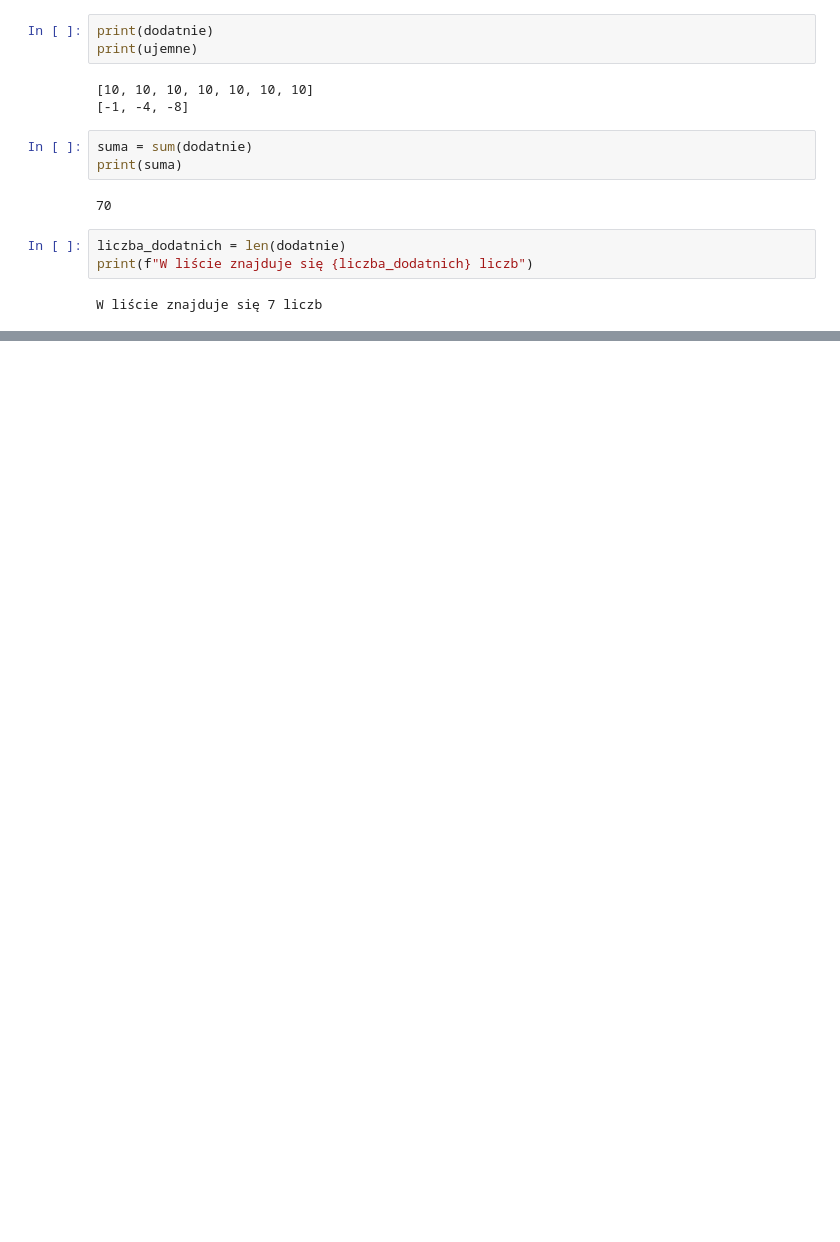
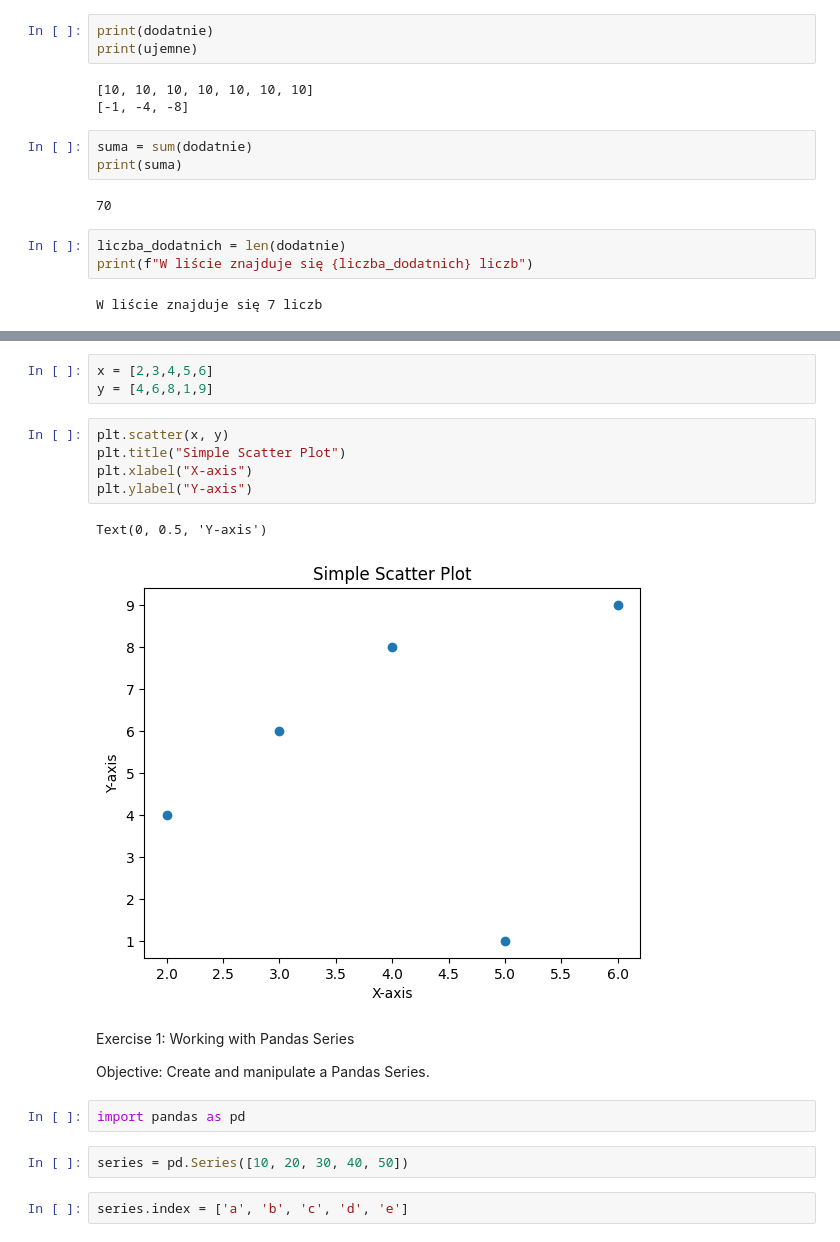
Before and after one commit to piaseckazaneta/CV, a Jupyter notebook: Untitled17.ipynb, the cells around one changed output, grey strips where cells are left out. Cells and saved outputs as stored; diff of their text form; blank space fills up the shorter version.

```diff
--- a/Untitled17.ipynb
+++ b/Untitled17.ipynb
@@ -222,0 +254,21 @@ W liście znajduje się 7 liczb
+# %%
+x = [2,3,4,5,6]
+y = [4,6,8,1,9]
+# %%
+plt.scatter(x, y)
+plt.title("Simple Scatter Plot")
+plt.xlabel("X-axis")
+plt.ylabel("Y-axis")
+# %% [output]
+Text(0, 0.5, 'Y-axis')
+[figure, added]
+# %% [markdown]
+Exercise 1: Working with Pandas Series
+
+Objective: Create and manipulate a Pandas Series.
+# %%
+import pandas as pd
+# %%
+series = pd.Series([10, 20, 30, 40, 50])
+# %%
+series.index = ['a', 'b', 'c', 'd', 'e']
```
Also changed, not shown: parts of 9 cells of this notebook.
